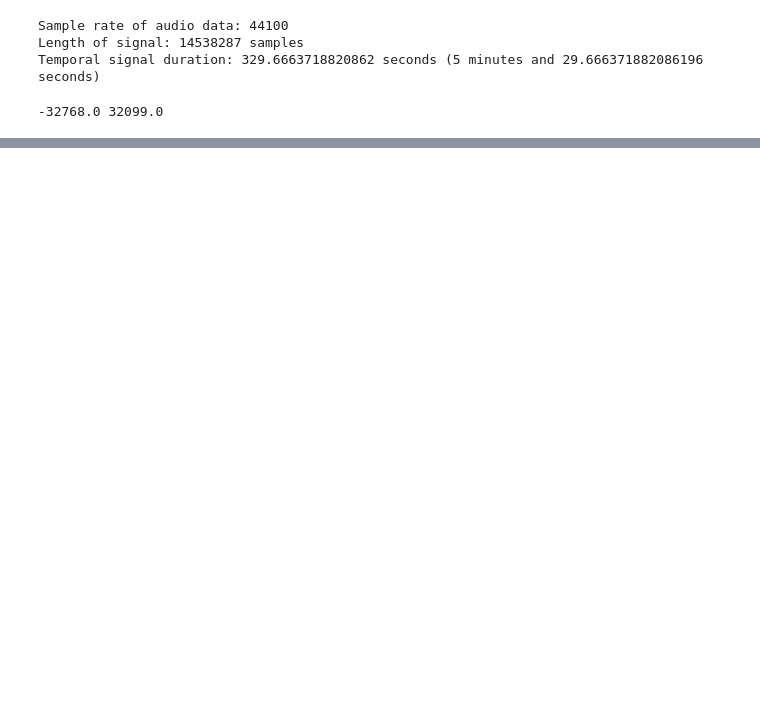
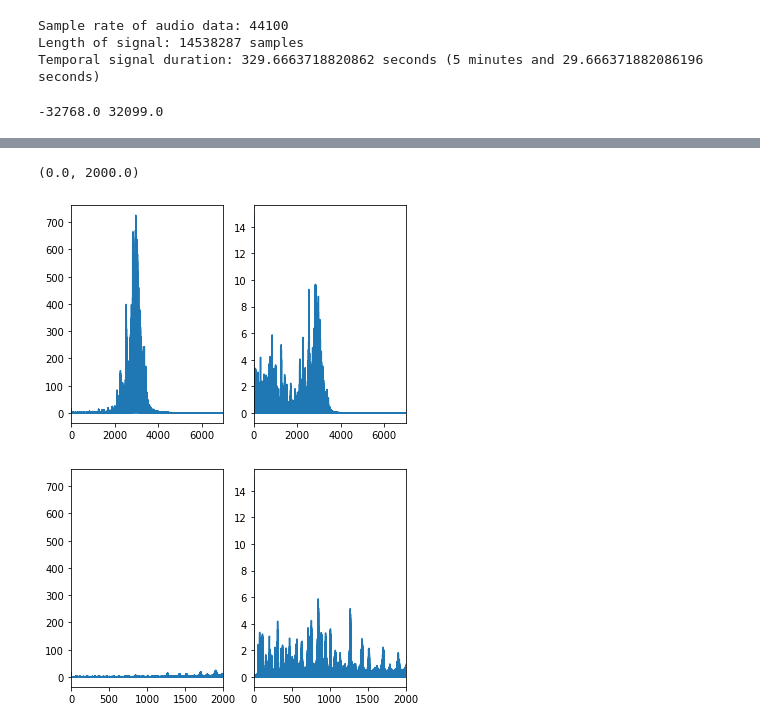
Before and after one commit to rnatarajan98/Cochlea_Modelling, a Jupyter notebook: main.ipynb, the cells around one changed output, grey strips where cells are left out. Saved outputs shown, nothing was run; the diff lists cells and outputs as text; code cells hidden in the pictures; blank space fills up the shorter version.

```diff
--- a/main.ipynb
+++ b/main.ipynb
@@ -148,0 +138,33 @@ sig_ihc = filterbank.filter_ihc()
+# %%
+# for sig in sig_ihc:
+#     plt.plot(sig)
+i = 8
+signal_ihc = sig_ihc[i]
+
+signal_bm = [band['signal_bm'] for band in model.bm['bands'].values()]
+signal_bm = signal_bm[i]
+
+sig_fft_freqs = np.fft.fftfreq(nt, 1/samplerate)
+
+signal_ihc_fft = abs(np.fft.fft(signal_ihc))
+signal_bm_fft = abs(np.fft.fft(signal_bm))
+# %%
+plt.figure()
+plt.subplot(1, 2, 1)
+plt.xlim([0, 7000])
+plt.plot(sig_fft_freqs, signal_bm_fft, label="bm")
+plt.subplot(1, 2, 2)
+plt.plot(sig_fft_freqs, signal_ihc_fft, label="ihc")
+plt.xlim([0, 7000])
+
+plt.figure()
+plt.subplot(1, 2, 1)
+plt.plot(sig_fft_freqs, signal_bm_fft, label="bm")
+plt.xlim([0, 2000])
+plt.subplot(1, 2, 2)
+plt.plot(sig_fft_freqs, signal_ihc_fft, label="ihc")
+plt.xlim([0, 2000])
+# %% [output]
+(0.0, 2000.0)
+[figure, added]
+[figure, added]
```
Also changed, not shown: parts of 11 cells of this notebook, 2 other files.
